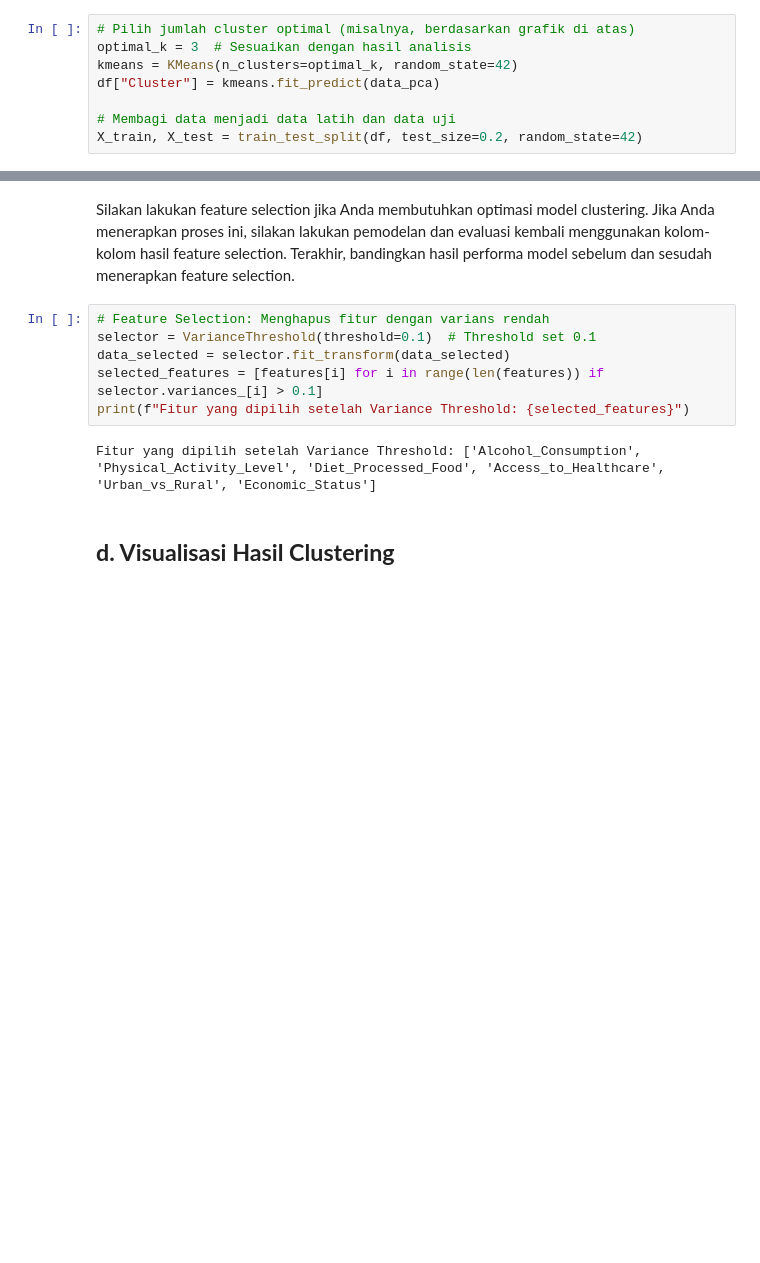
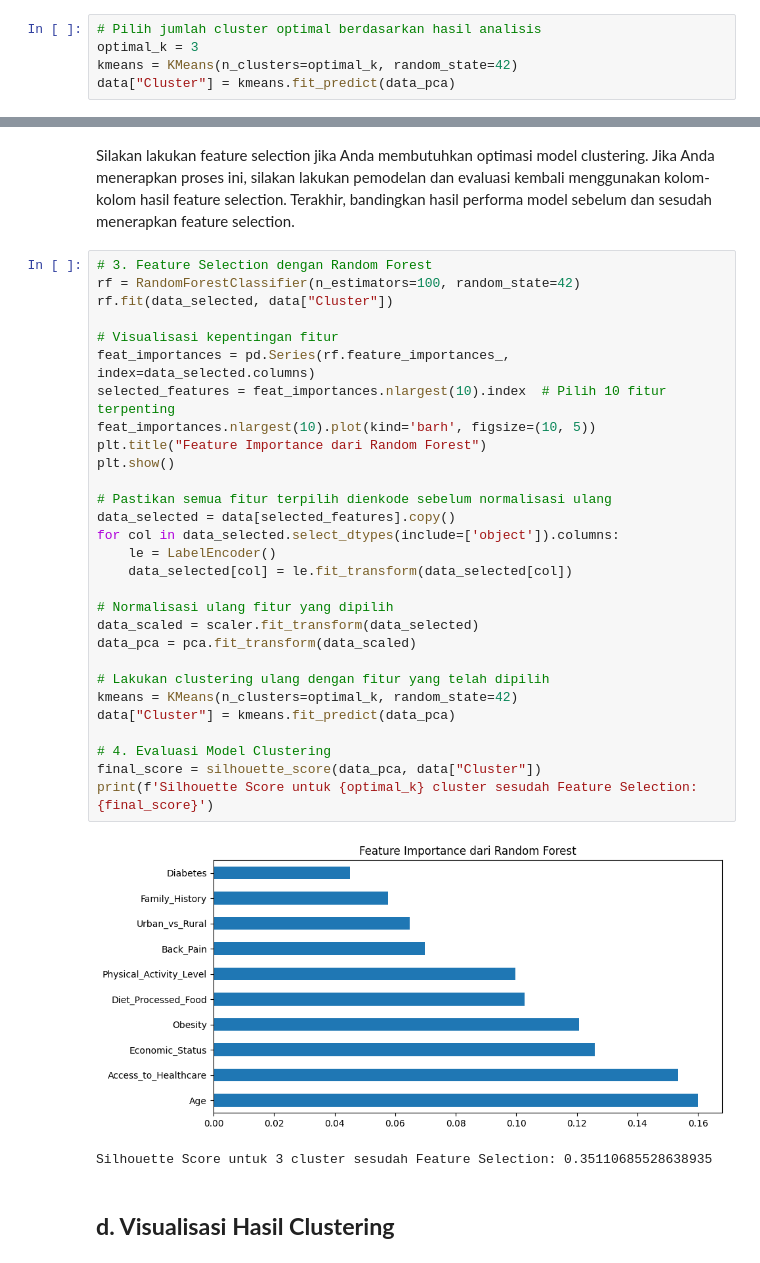
Before and after one commit to faarismuda/Dicoding-ML-Shop-Customers, a Jupyter notebook: [Clustering]_Submission_Akhir_BMLP_Faaris Muda Dwi Nugraha.ipynb, the cells around one changed output, grey strips where cells are left out. Saved outputs shown, nothing was run; the diff lists cells and outputs as text; blank space fills up the shorter version.

```diff
--- a/[Clustering]_Submission_Akhir_BMLP_Faaris Muda Dwi Nugraha.ipynb
+++ b/[Clustering]_Submission_Akhir_BMLP_Faaris Muda Dwi Nugraha.ipynb
@@ -379,11 +381,8 @@ plt.show()
 # %%
-# Pilih jumlah cluster optimal (misalnya, berdasarkan grafik di atas)
-optimal_k = 3  # Sesuaikan dengan hasil analisis
+# Pilih jumlah cluster optimal berdasarkan hasil analisis
+optimal_k = 3
 kmeans = KMeans(n_clusters=optimal_k, random_state=42)
-df["Cluster"] = kmeans.fit_predict(data_pca)
-
-# Membagi data menjadi data latih dan data uji
-X_train, X_test = train_test_split(df, test_size=0.2, random_state=42)
+data["Cluster"] = kmeans.fit_predict(data_pca)
 # %% [markdown]
 ## **b. Evaluasi Model Clustering**
 # %% [markdown]
@@ -402,14 +401,38 @@ Silhouette Score untuk 3 cluster: 0.34958498634285545
 ## **c. Feature Selection (Opsional)**
 # %% [markdown]
 Silakan lakukan feature selection jika Anda membutuhkan optimasi model clustering. Jika Anda menerapkan proses ini, silakan lakukan pemodelan dan evaluasi kembali menggunakan kolom-kolom hasil feature selection. Terakhir, bandingkan hasil performa model sebelum dan sesudah menerapkan feature selection.
-# %%
-# Feature Selection: Menghapus fitur dengan varians rendah
-selector = VarianceThreshold(threshold=0.1)  # Threshold set 0.1
-data_selected = selector.fit_transform(data_selected)
-selected_features = [features[i] for i in range(len(features)) if selector.variances_[i] > 0.1]
-print(f"Fitur yang dipilih setelah Variance Threshold: {selected_features}")
-# %% [output]
-Fitur yang dipilih setelah Variance Threshold: ['Alcohol_Consumption', 'Physical_Activity_Level', 'Diet_Processed_Food', 'Access_to_Healthcare', 'Urban_vs_Rural', 'Economic_Status']
+# %%
+# 3. Feature Selection dengan Random Forest
+rf = RandomForestClassifier(n_estimators=100, random_state=42)
+rf.fit(data_selected, data["Cluster"])
+
+# Visualisasi kepentingan fitur
+feat_importances = pd.Series(rf.feature_importances_, index=data_selected.columns)
+selected_features = feat_importances.nlargest(10).index  # Pilih 10 fitur terpenting
+feat_importances.nlargest(10).plot(kind='barh', figsize=(10, 5))
+plt.title("Feature Importance dari Random Forest")
+plt.show()
+
+# Pastikan semua fitur terpilih dienkode sebelum normalisasi ulang
+data_selected = data[selected_features].copy()
+for col in data_selected.select_dtypes(include=['object']).columns:
+    le = LabelEncoder()
+    data_selected[col] = le.fit_transform(data_selected[col])
+
+# Normalisasi ulang fitur yang dipilih
+data_scaled = scaler.fit_transform(data_selected)
+data_pca = pca.fit_transform(data_scaled)
+
+# Lakukan clustering ulang dengan fitur yang telah dipilih
+kmeans = KMeans(n_clusters=optimal_k, random_state=42)
+data["Cluster"] = kmeans.fit_predict(data_pca)
+
+# 4. Evaluasi Model Clustering
+final_score = silhouette_score(data_pca, data["Cluster"])
+print(f'Silhouette Score untuk {optimal_k} cluster sesudah Feature Selection: {final_score}')
+# %% [output]
+[figure, added]
+Silhouette Score untuk 3 cluster sesudah Feature Selection: 0.35110685528638935
 # %% [markdown]
 ## **d. Visualisasi Hasil Clustering**
 # %% [markdown]
```
Also changed, not shown: parts of 7 cells of this notebook.
